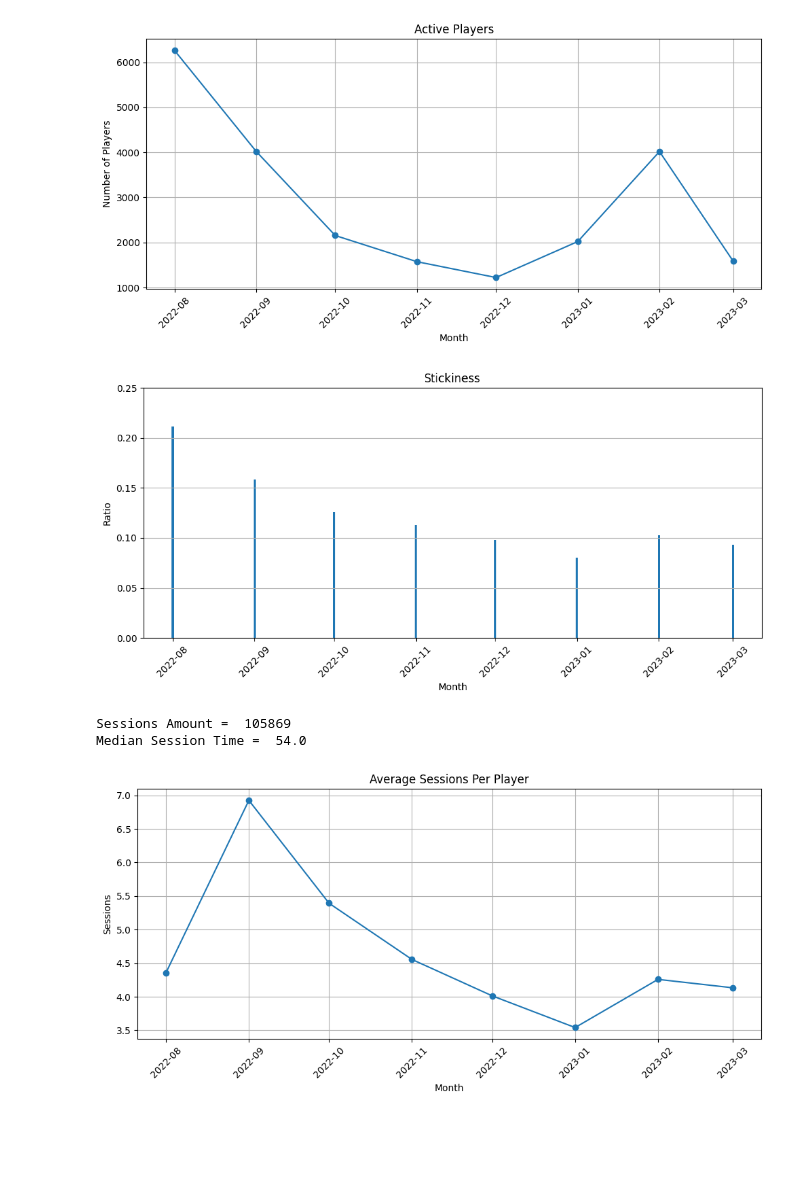
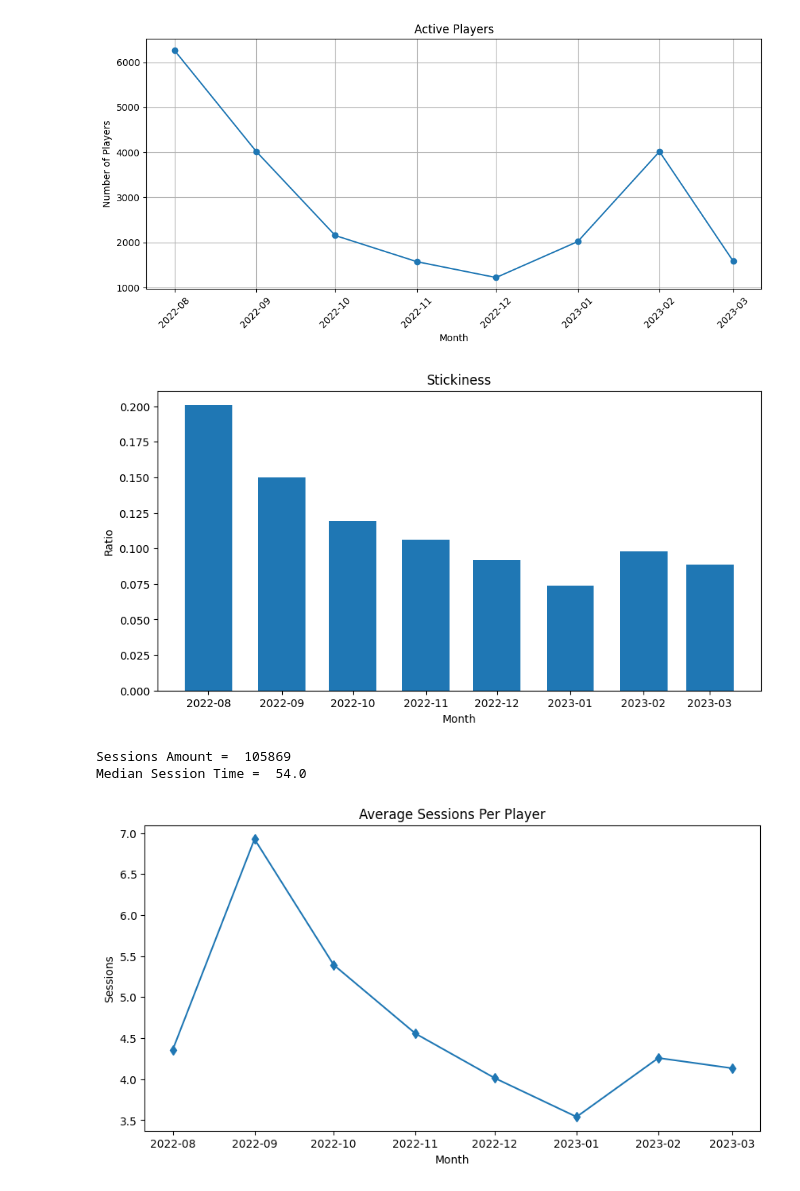
Before and after one commit to itcOnlineGaming/GA_25_P1_Part3_Adrian_Sokolowski, a Jupyter notebook: part3/Notebook.ipynb, the cells around one changed output. Cells and saved outputs as stored; diff of their text form; code cells hidden in the pictures; blank space fills up the shorter version.

```diff
--- a/part3/Notebook.ipynb
+++ b/part3/Notebook.ipynb
@@ -81,32 +76,28 @@ plt.show()
 # %%
 # Stickiness Calculation
 
 # add month to daily players for calc
 dailyPlayers['Month'] = pd.to_datetime(dailyPlayers['Date']).dt.to_period('M').dt.to_timestamp()
 # get average dau every month
 averageDAUPerMonth = dailyPlayers.groupby('Month')['ActivePlayers'].mean().reset_index()
 averageDAUPerMonth.columns = ['Month', 'AverageDAU']
 
 stickinessCalcData = pd.merge(averageDAUPerMonth, monthlyPlayers, on='Month')
 stickinessCalcData['Stickiness'] = stickinessCalcData['AverageDAU'] / stickinessCalcData['ActivePlayers']
 
 plt.figure(figsize=(10, 5))
-plt.bar(stickinessCalcData['Month'], stickinessCalcData['Stickiness'])
+plt.bar(stickinessCalcData['Month'], stickinessCalcData['Stickiness'], width=20)
 plt.title('Stickiness')
 plt.xlabel('Month')
 plt.ylabel('Ratio')
-plt.ylim(0, 0.25)
-plt.grid(axis='y')
-plt.xticks(rotation=45)
-plt.tight_layout()
 plt.show()
 
 # Stickiness tells us the average amount of players that keep coming back to the game over a certain period of time
 # On the release of a game the games Stickiness tends to be the highest, which we can see here in the first month of the bar chart
 # After the first month the game had a drop in game Stickiness each month.
 # The Game stopped this trend in Febuary of 2023 for a single month. Maybe there was a large Update or DLC released ?
 # %% [output]
-[figure, old version]
+[figure, new version]
 # %%
 # Sessions
 playerLoggedOffData = pd.read_csv('data/exited_game.csv')
@@ -126,15 +117,12 @@ sessionsPerPlayer = sessionsForEachPlayerMonthly.groupby('Month')['SessionCount'
 sessionsPerPlayer.columns = ['Month', 'SessionsPerPlayer']
 
 plt.figure(figsize=(10, 5))
-plt.plot(sessionsPerPlayer['Month'], sessionsPerPlayer['SessionsPerPlayer'], marker='o')
+plt.plot(sessionsPerPlayer['Month'], sessionsPerPlayer['SessionsPerPlayer'], marker='d')
 plt.title('Average Sessions Per Player')
 plt.xlabel('Month')
 plt.ylabel('Sessions')
-plt.grid(True)
-plt.xticks(rotation=45)
-plt.tight_layout()
 plt.show()
 # %% [output]
 Sessions Amount =  105869
 Median Session Time =  54.0
-[figure, old version]
+[figure, new version]
```
Also changed, not shown: parts of 2 cells of this notebook.
